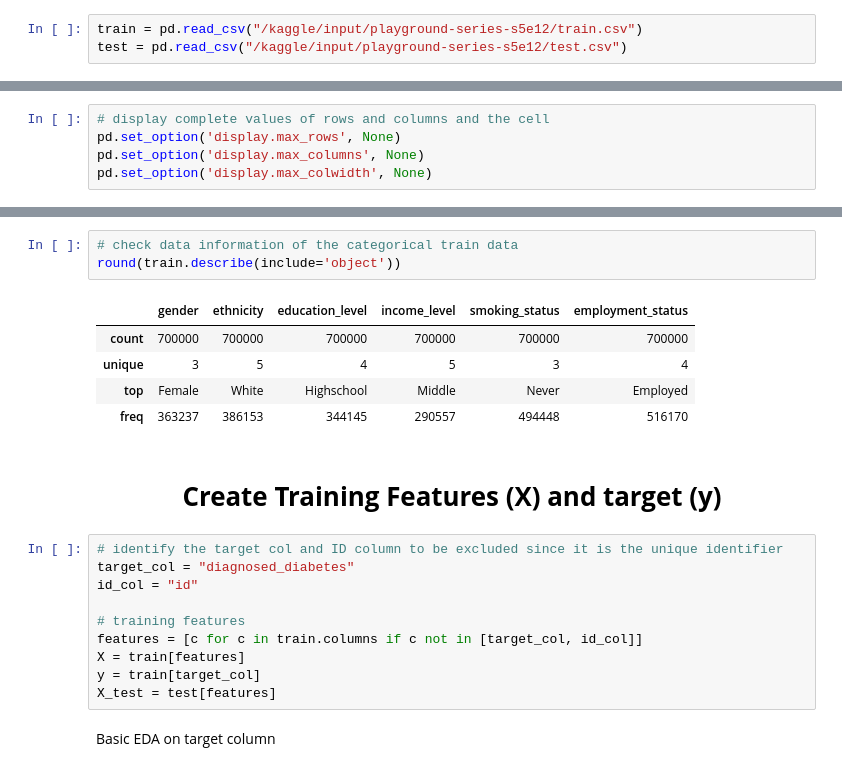
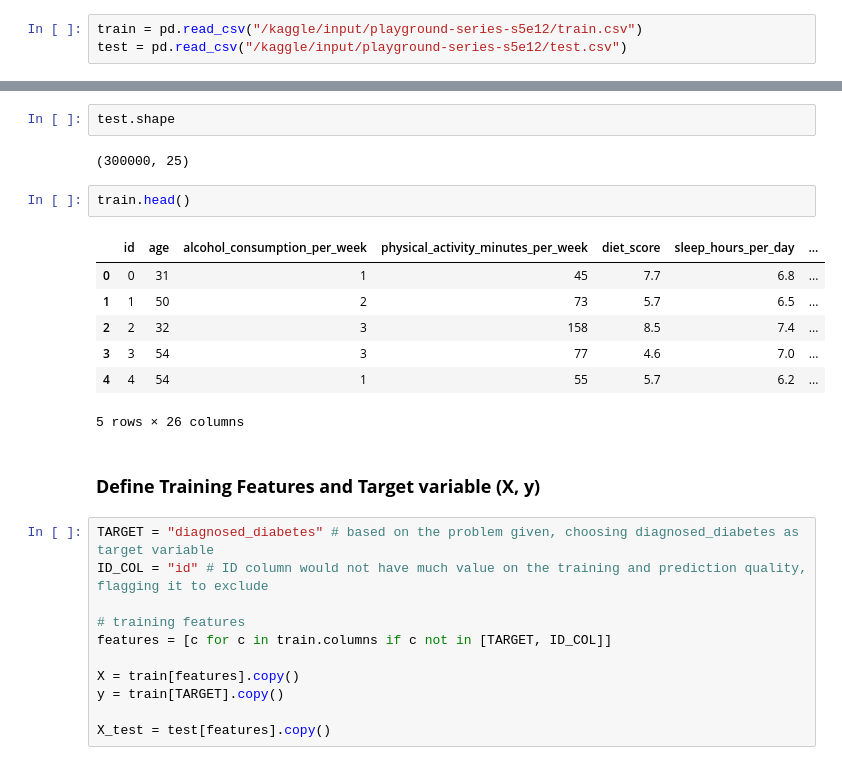
Before and after one commit to ishwor2048/kaggle-diabetic-prediction-model, a Jupyter notebook: diabetes-prediction-lr-lgb.ipynb, the cells around one changed output, grey strips where cells are left out. Saved outputs shown, nothing was run; the diff lists cells and outputs as text.

Commit message:
Kaggle Notebook | diabetes-prediction-CATBOOST-update | Version 7

```diff
--- a/diabetes-prediction-lr-lgb.ipynb
+++ b/diabetes-prediction-lr-lgb.ipynb
@@ -68,5 +54,0 @@ There are 300000 number of rows, and 25 columns in the test dataset.
-# %%
-# display complete values of rows and columns and the cell
-pd.set_option('display.max_rows', None)
-pd.set_option('display.max_columns', None)
-pd.set_option('display.max_colwidth', None)
@@ -144,23 +55,27 @@ round(train.describe(), 2)
-# %%
-# check data information of the categorical train data
-round(train.describe(include='object'))
-# %% [output]
-|  | gender | ethnicity | education_level | income_level | smoking_status | employment_status |
-| count | 700000 | 700000 | 700000 | 700000 | 700000 | 700000 |
-| unique | 3 | 5 | 4 | 5 | 3 | 4 |
-| top | Female | White | Highschool | Middle | Never | Employed |
-| freq | 363237 | 386153 | 344145 | 290557 | 494448 | 516170 |
+# %%
+test.shape
+# %% [output]
+(300000, 25)
+# %%
+train.head()
+# %% [output]
+|  | id | age | alcohol_consumption_per_week | physical_activity_minutes_per_week | diet_score | sleep_hours_per_day | ... |
+| 0 | 0 | 31 | 1 | 45 | 7.7 | 6.8 | ... |
+| 1 | 1 | 50 | 2 | 73 | 5.7 | 6.5 | ... |
+| 2 | 2 | 32 | 3 | 158 | 8.5 | 7.4 | ... |
+| 3 | 3 | 54 | 3 | 77 | 4.6 | 7.0 | ... |
+| 4 | 4 | 54 | 1 | 55 | 5.7 | 6.2 | ... |
+5 rows × 26 columns
 # %% [markdown]
-<h1><b><center>Create Training Features (X) and target (y)
+<h3><b>Define Training Features and Target variable (X, y)
 # %%
-# identify the target col and ID column to be excluded since it is the unique identifier
-target_col = "diagnosed_diabetes"
-id_col = "id"
+TARGET = "diagnosed_diabetes" # based on the problem given, choosing diagnosed_diabetes as target variable
+ID_COL = "id" # ID column would not have much value on the training and prediction quality, flagging it to exclude
 
 # training features
-features = [c for c in train.columns if c not in [target_col, id_col]]
-X = train[features]
-y = train[target_col]
-X_test = test[features]
+features = [c for c in train.columns if c not in [TARGET, ID_COL]]
+
+X = train[features].copy()
+y = train[TARGET].copy()
+
+X_test = test[features].copy()
-# %% [markdown]
-Basic EDA on target column
```
Also changed, not shown: parts of 68 cells of this notebook.
